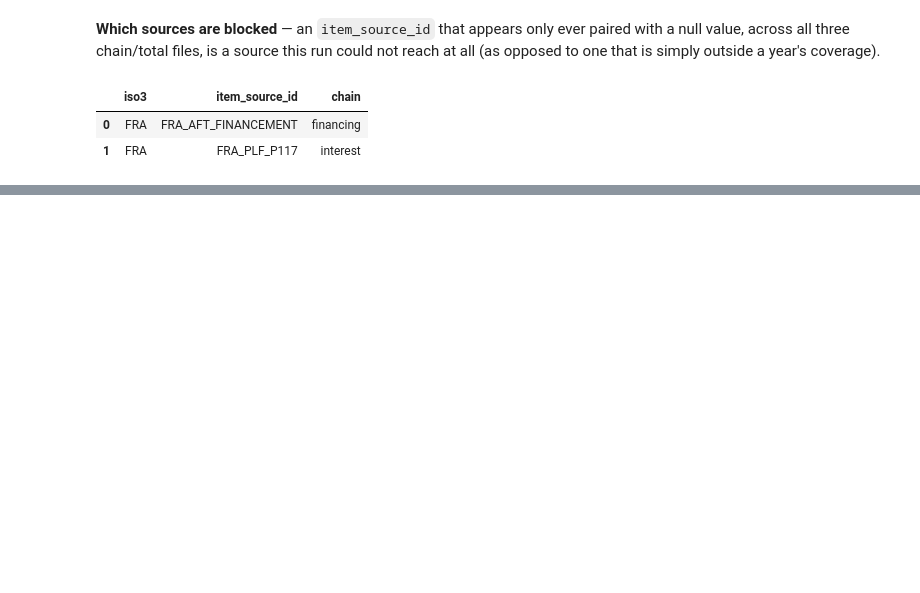
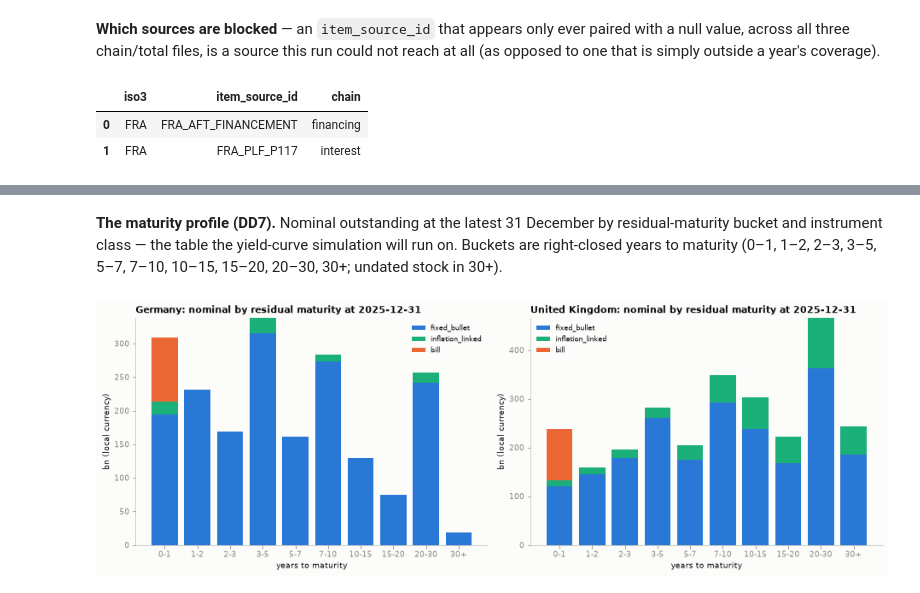
Before and after one commit to adrianchiu1/redbox, a Jupyter notebook: notebooks/debtbook.ipynb, the cells around one changed output, grey strips where cells are left out. Cells and saved outputs as stored; diff of their text form; code cells hidden in the pictures; blank space fills up the shorter version.

```diff
--- a/notebooks/debtbook.ipynb
+++ b/notebooks/debtbook.ipynb
@@ -755,0 +842,25 @@ not a placeholder for it. What changes is where the register-step numbers in
+# %% [markdown]
+**The maturity profile (DD7).** Nominal outstanding at the latest 31 December
+by residual-maturity bucket and instrument class — the table the yield-curve
+simulation will run on. Buckets are right-closed years to maturity
+(0–1, 1–2, 2–3, 3–5, 5–7, 7–10, 10–15, 15–20, 20–30, 30+; undated stock in 30+).
+# %%
+BUCKET_ORDER = ["0-1", "1-2", "2-3", "3-5", "5-7", "7-10", "10-15", "15-20", "20-30", "30+"]
+fig, axes = plt.subplots(1, 2, figsize=(13, 4.6))
+for ax, iso3 in zip(axes, ["DEU", "GBR"]):
+    p = PROFILE[PROFILE.iso3 == iso3]
+    latest = p.as_of.max()
+    p = p[p.as_of == latest]
+    by = p.pivot_table(index="bucket", columns="instrument_class", values="nominal_lcu_mn", aggfunc="sum").reindex(BUCKET_ORDER).fillna(0)
+    bottom = 0
+    for klass in [c for c in ["fixed_bullet", "inflation_linked", "bill", "floating", "other"] if c in by.columns]:
+        ax.bar(by.index, by[klass] / 1000, bottom=bottom, color=CLASS_COLOR[klass], label=klass)
+        bottom = bottom + by[klass] / 1000
+    ax.set_title(f"{COUNTRY[iso3]}: nominal by residual maturity at {str(latest)[:10]}", loc="left", fontsize=11)
+    ax.set_ylabel("bn (local currency)"); ax.set_xlabel("years to maturity")
+    ax.legend(frameon=False, fontsize=8)
+    for s in ("top", "right"):
+        ax.spines[s].set_visible(False)
+plt.tight_layout()
+# %% [output]
+[figure, added]
```
Also changed, not shown: parts of 17 cells of this notebook, 38 other files.
